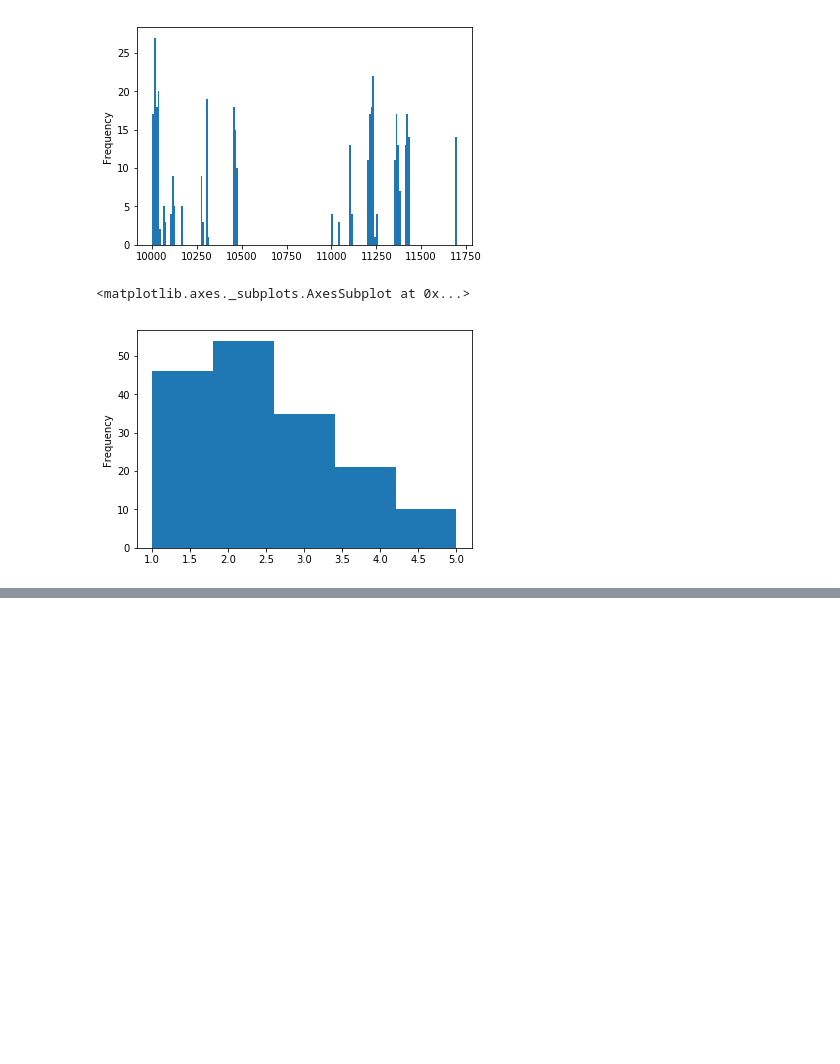
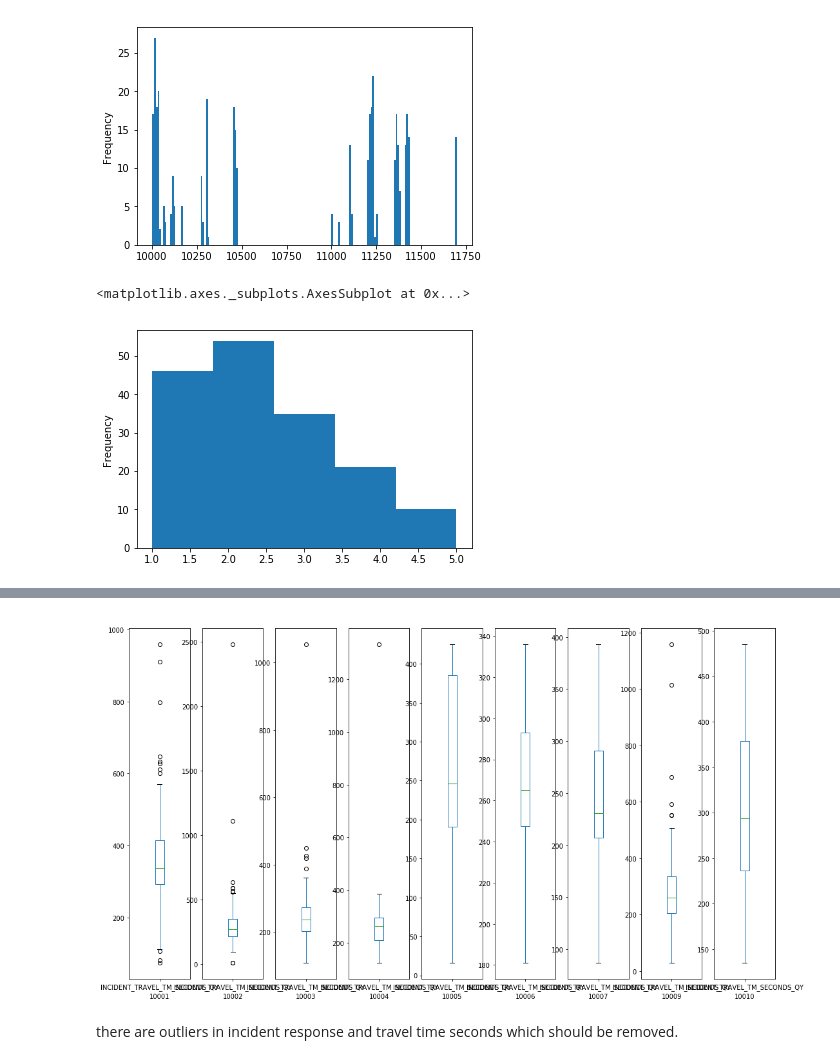
Before and after one commit to elhambahrami/Capstone-project-2, a Jupyter notebook: Project2.ipynb, the cells around one changed output, grey strips where cells are left out. Drawn from its saved outputs; the diff is of its cells as text; code cells hidden in the pictures; blank space fills up the shorter version.

```diff
--- a/Project2.ipynb
+++ b/Project2.ipynb
@@ -186,0 +199,18 @@ df.groupby('ZIPCODE').count().sort_values(\
+# %%
+#incident travel time response seconds in each zipcode
+RT = df.groupby('ZIPCODE').INCIDENT_TRAVEL_TM_SECONDS_QY
+plt.figure(figsize=(20,10))
+
+
+index = 1
+for name, groupp in RT:
+    if index < 10:
+        plt.subplot(1,10, index)
+        groupp.plot.box(subplots=True)
+        plt.xlabel(name)
+        plt.title(' ')
+    index+=1
+# %% [output]
+[figure, added]
+# %% [markdown]
+there are outliers in incident response and travel time seconds which should be removed.
```
Also changed, not shown: parts of 46 cells of this notebook.
